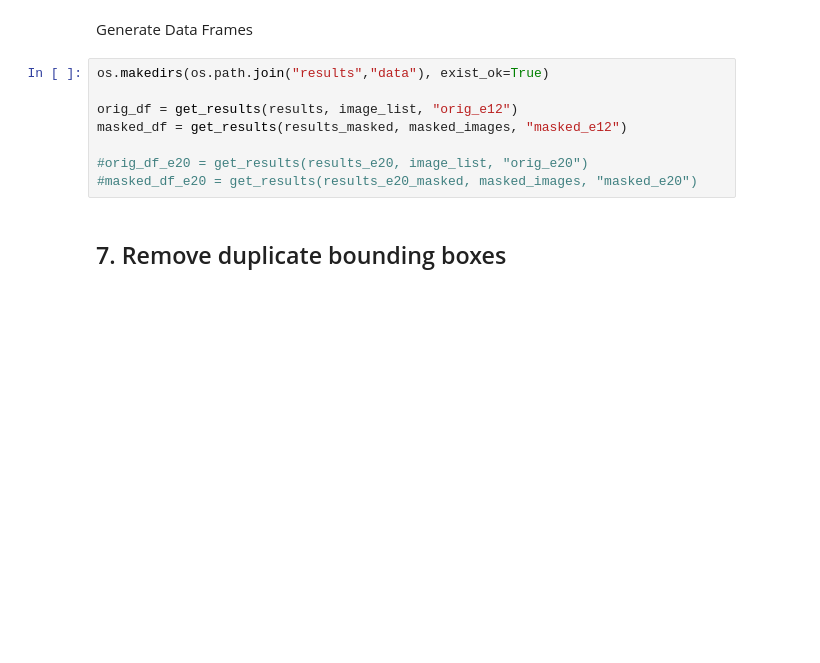
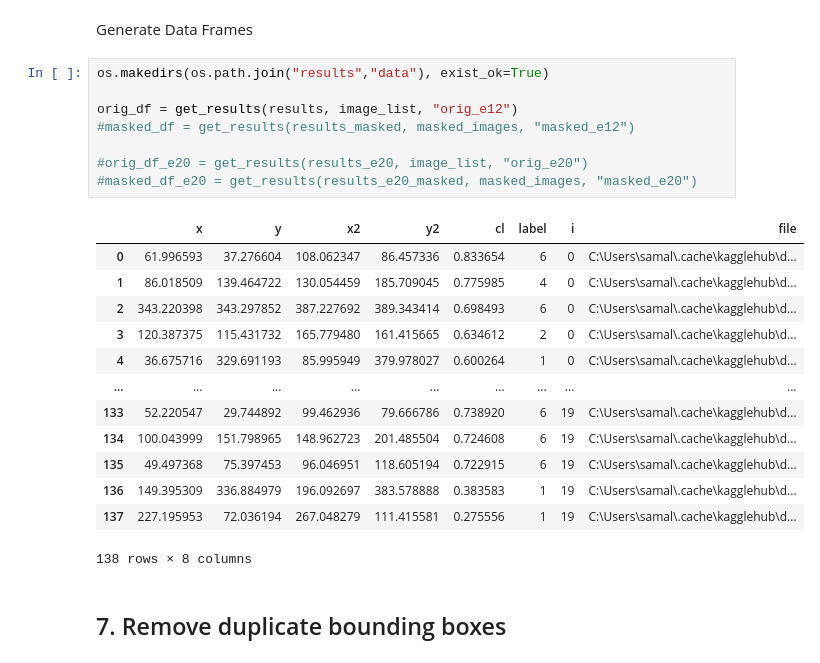
Before and after one commit to AlexLeeVT/DiceRollDetection, a Jupyter notebook: Dice_Detection.ipynb, the cells around one changed output. Drawn from its saved outputs; the diff is of its cells as text; blank space fills up the shorter version.

```diff
--- a/Dice_Detection.ipynb
+++ b/Dice_Detection.ipynb
@@ -258,11 +310,25 @@ Generate Data Frames
 # %%
 os.makedirs(os.path.join("results","data"), exist_ok=True)
 
 orig_df = get_results(results, image_list, "orig_e12")
-masked_df = get_results(results_masked, masked_images, "masked_e12")
+#masked_df = get_results(results_masked, masked_images, "masked_e12")
 
 #orig_df_e20 = get_results(results_e20, image_list, "orig_e20")
 #masked_df_e20 = get_results(results_e20_masked, masked_images, "masked_e20")
+# %% [output]
+|  | x | y | x2 | y2 | cl | label | i | file |
+| 0 | 61.996593 | 37.276604 | 108.062347 | 86.457336 | 0.833654 | 6 | 0 | C:\Users\samal\.cache\kagglehub\d... |
+| 1 | 86.018509 | 139.464722 | 130.054459 | 185.709045 | 0.775985 | 4 | 0 | C:\Users\samal\.cache\kagglehub\d... |
+| 2 | 343.220398 | 343.297852 | 387.227692 | 389.343414 | 0.698493 | 6 | 0 | C:\Users\samal\.cache\kagglehub\d... |
+| 3 | 120.387375 | 115.431732 | 165.779480 | 161.415665 | 0.634612 | 2 | 0 | C:\Users\samal\.cache\kagglehub\d... |
+| 4 | 36.675716 | 329.691193 | 85.995949 | 379.978027 | 0.600264 | 1 | 0 | C:\Users\samal\.cache\kagglehub\d... |
+| ... | ... | ... | ... | ... | ... | ... | ... | ... |
+| 133 | 52.220547 | 29.744892 | 99.462936 | 79.666786 | 0.738920 | 6 | 19 | C:\Users\samal\.cache\kagglehub\d... |
+| 134 | 100.043999 | 151.798965 | 148.962723 | 201.485504 | 0.724608 | 6 | 19 | C:\Users\samal\.cache\kagglehub\d... |
+| 135 | 49.497368 | 75.397453 | 96.046951 | 118.605194 | 0.722915 | 6 | 19 | C:\Users\samal\.cache\kagglehub\d... |
+| 136 | 149.395309 | 336.884979 | 196.092697 | 383.578888 | 0.383583 | 1 | 19 | C:\Users\samal\.cache\kagglehub\d... |
+| 137 | 227.195953 | 72.036194 | 267.048279 | 111.415581 | 0.275556 | 1 | 19 | C:\Users\samal\.cache\kagglehub\d... |
+138 rows × 8 columns
 # %% [markdown]
 ## 7. Remove duplicate bounding boxes
 # %% [markdown]
```
Also changed, not shown: parts of 14 cells of this notebook.
